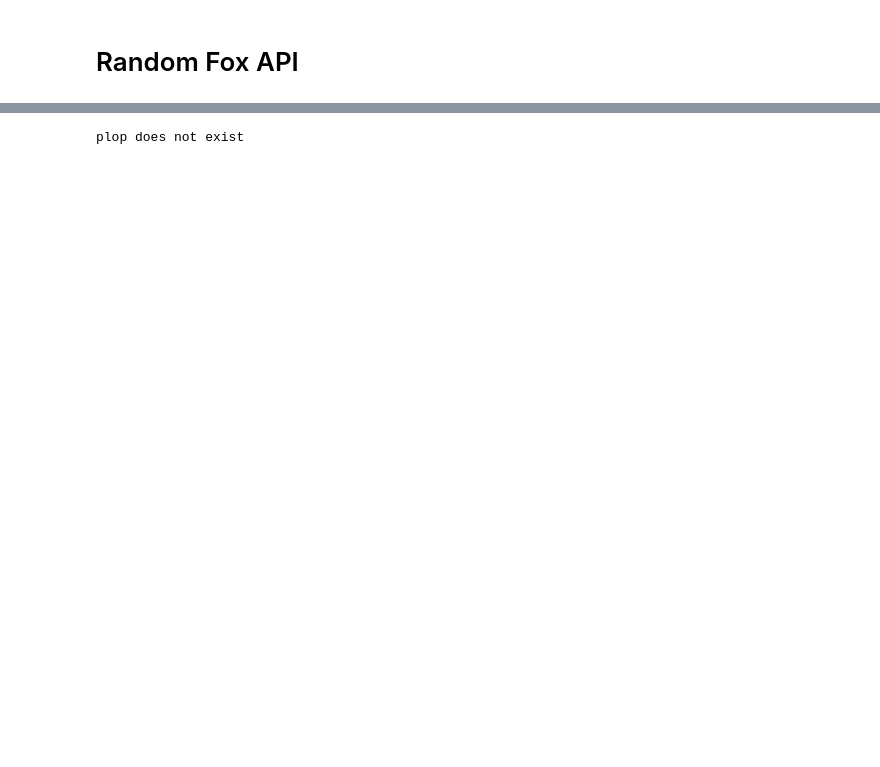
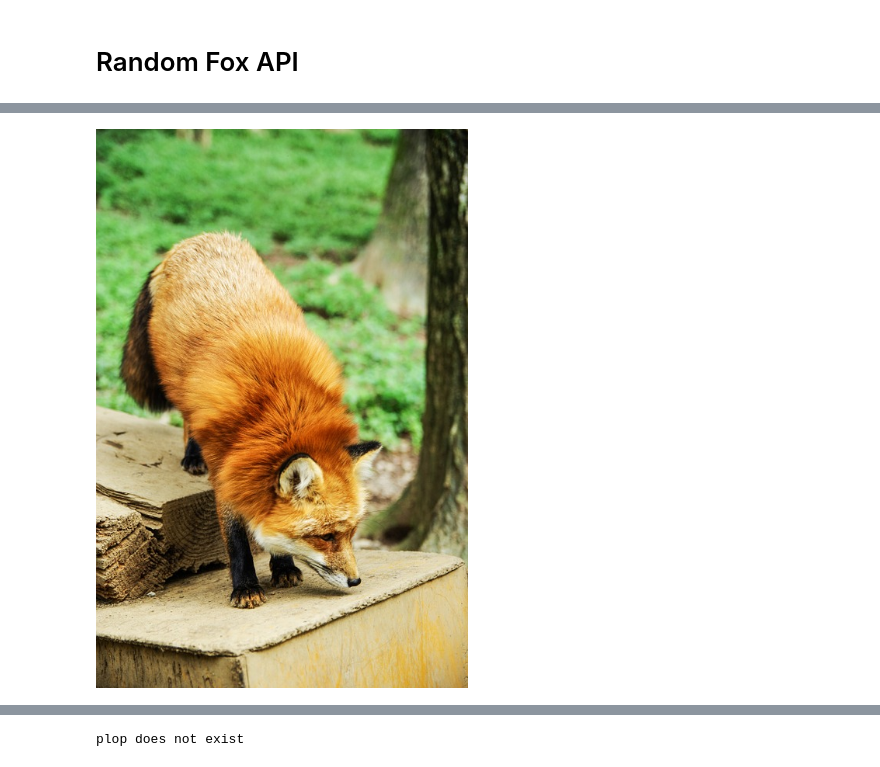
Before and after one commit to stefano-sosa/random-fox-and-the-cat, a Jupyter notebook: random-fox-api/randomfoxapi-test.ipynb, the cells around one changed output, grey strips where cells are left out. Cells and saved outputs as stored; diff of their text form; code cells hidden in the pictures; blank space fills up the shorter version.

```diff
--- a/random-fox-api/randomfoxapi-test.ipynb
+++ b/random-fox-api/randomfoxapi-test.ipynb
@@ -31,0 +91,5 @@ fox.img
+# %%
+fox.restore_image()
+fox.img
+# %% [output]
+[figure, added]
```
Also changed, not shown: parts of 16 cells of this notebook.
